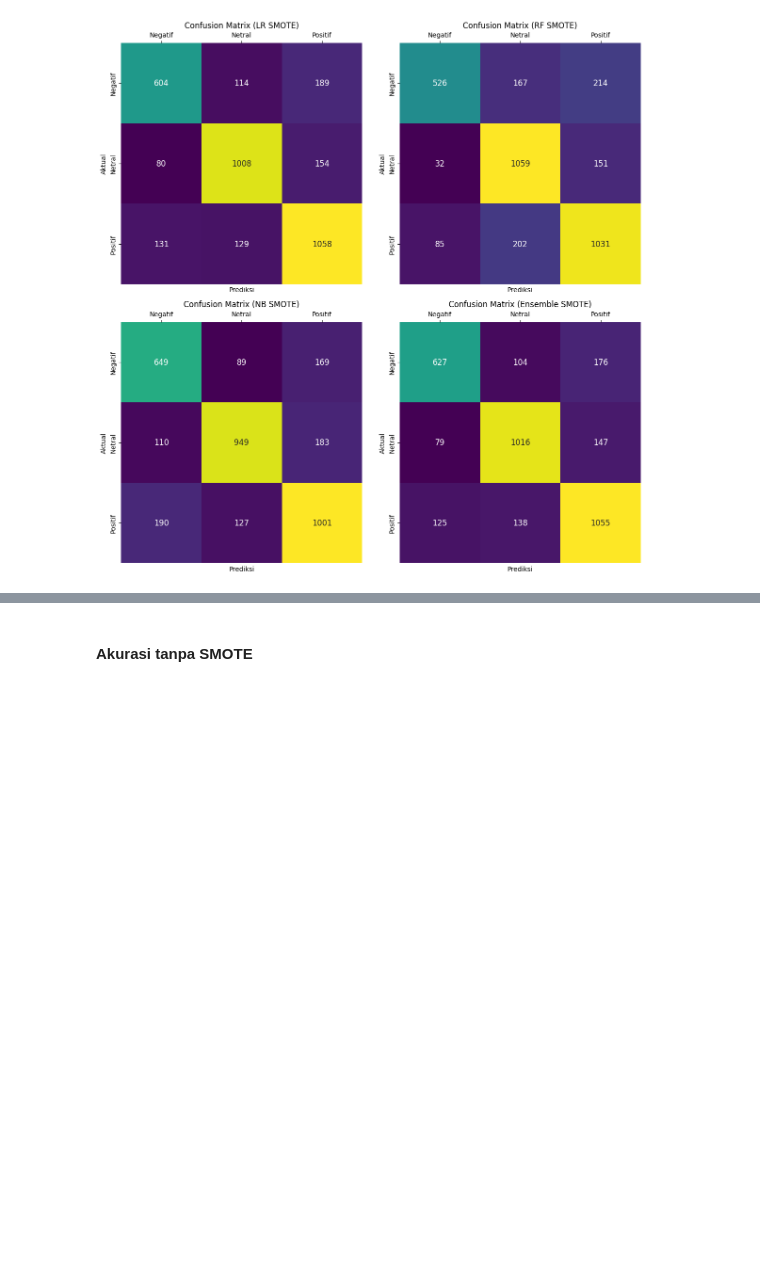
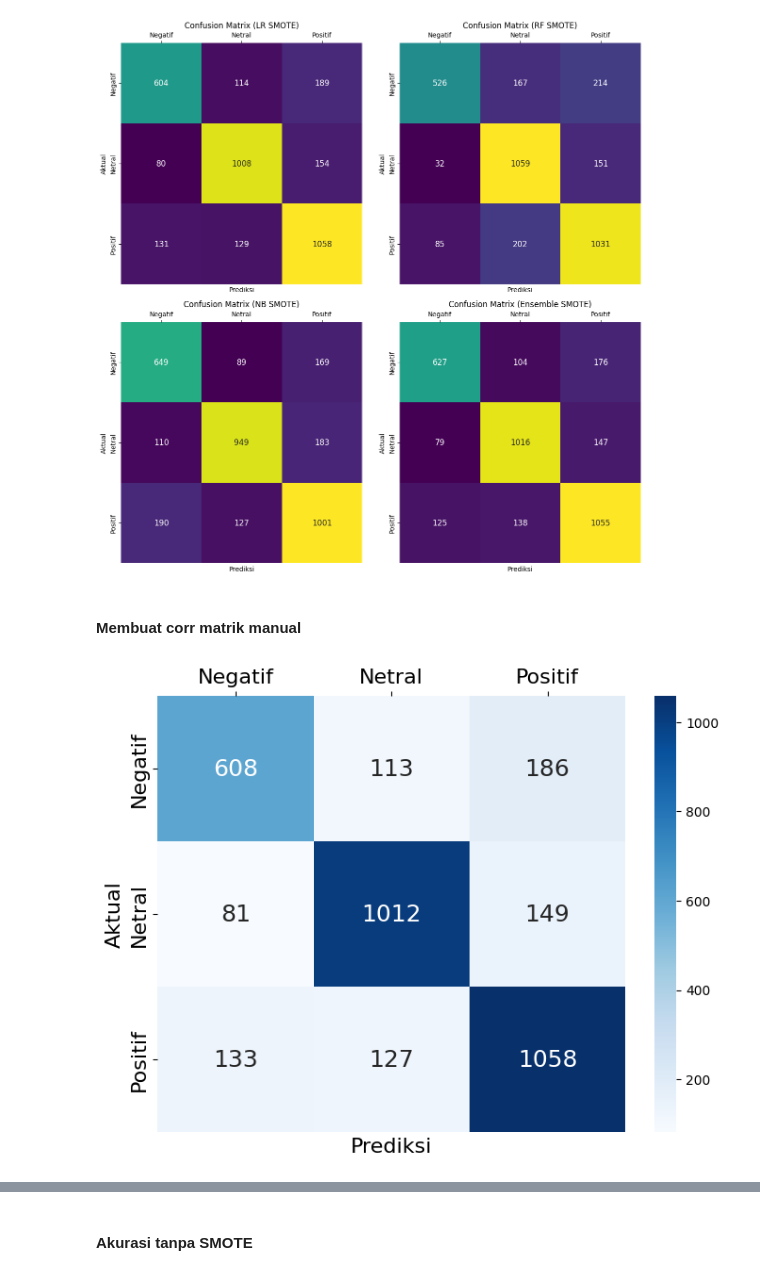
Before and after one commit to naufalnashif/sentiment-analysis-biskita, a Jupyter notebook: biskita_ensemble_model.ipynb, the cells around one changed output, grey strips where cells are left out. Saved outputs shown, nothing was run; the diff lists cells and outputs as text; code cells hidden in the pictures; blank space fills up the shorter version.

Commit message:
Updated January 2024 (EDA; Evaluasi Model) : Tambahan grafik dan corr matrik manual

```diff
--- a/biskita_ensemble_model.ipynb
+++ b/biskita_ensemble_model.ipynb
@@ -1525,3 +1591,32 @@ plt.tight_layout()
 plt.show()  # Display the grid of confusion matrices
 # %% [output]
 [figure]
+# %% [markdown]
+#### Membuat corr matrik manual
+# %%
+import matplotlib.pyplot as plt
+import seaborn as sns
+import numpy as np
+
+# Confusion matrix
+confusion_matrix_lr_smote = np.array([[608, 113, 186],
+                                      [81, 1012, 149],
+                                      [133, 127, 1058]])
+# Class names
+class_names = ['Negatif', 'Netral', 'Positif']
+
+# Visualisasi rata-rata matriks konfusi
+plt.figure(figsize=(8, 6))
+ax = sns.heatmap(confusion_matrix_lr_smote, annot=True, fmt="d", cmap="Blues",
+                 xticklabels=class_names, yticklabels=class_names, cbar=True, annot_kws={"size": 18})
+
+# Perbesar ukuran label dan tick label
+ax.set_xlabel("Prediksi", fontsize=16)
+ax.set_ylabel("Aktual", fontsize=16)
+ax.xaxis.tick_top()
+plt.xticks(fontsize=16)
+plt.yticks(fontsize=16)
+
+plt.show()
+# %% [output]
+[figure, added]
```
Also changed, not shown: parts of 6 cells of this notebook.
